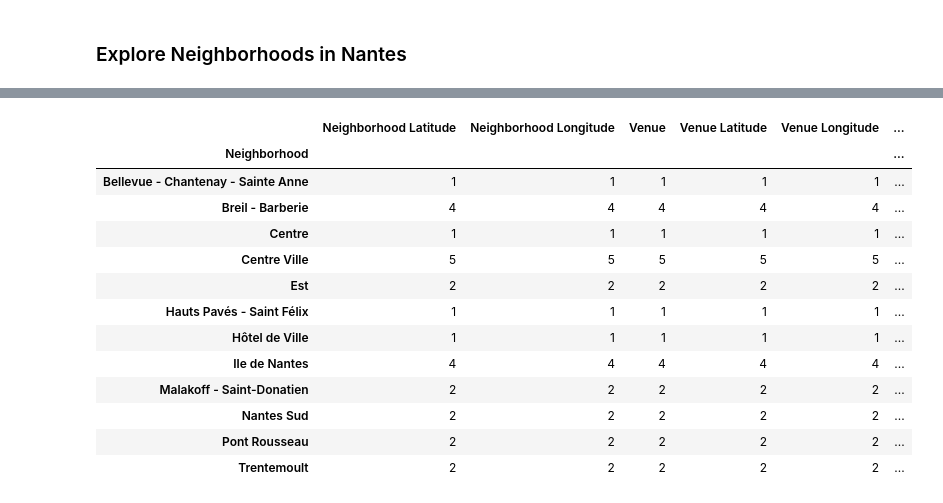
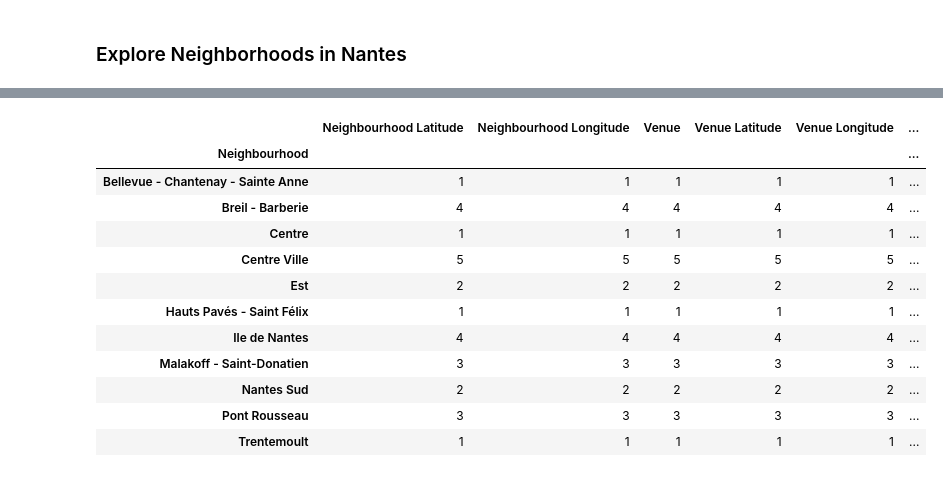
Before and after one commit to Preciousring/Coursera_Capstone, a Jupyter notebook: Capstone_Project _The Battle_of_Neighborhoods(Week 2).ipynb, the cells around one changed output, grey strips where cells are left out. Cells and saved outputs as stored; diff of their text form; code cells hidden in the pictures.

```diff
--- a/Capstone_Project _The Battle_of_Neighborhoods(Week 2).ipynb
+++ b/Capstone_Project _The Battle_of_Neighborhoods(Week 2).ipynb
@@ -212,16 +212,18 @@ map_nantes_final
 # %% [markdown]
 ### Define Foursquare Credentials and Version
 # %%
-CLIENT_ID = '3TRVIK42IR13OTIA0ZZ4QFVJ3CXUDNO12M3IJF3QBVIGQC3L' # your Foursquare ID
-CLIENT_SECRET = 'GKUC4L1JTXBJLYQJHTAAYGJBPQDUWLLZLBPDBA4CF42E5HA5' # your Foursquare Secret
-VERSION = '20180605' # Foursquare API version
+CLIENT_ID = '3TRVIK42IR13OTIA0ZZ4QFVJ3CXUDNO12M3IJF3QBVIGQC3L' # Foursquare ID
+CLIENT_SECRET = 'GKUC4L1JTXBJLYQJHTAAYGJBPQDUWLLZLBPDBA4CF42E5HA5' # Foursquare Secret
+VERSION = '20210608' # Foursquare API version
 LIMIT = 100 # A default Foursquare API limit value
 # %%
 # We use the Foursquare API in order to have the venues in which we are interested (https://developer.foursquare.com/docs/build-with-foursquare/categories/)
 vegan_restaurant = '4bf58dd8d48988d1d3941735'
 park = '4bf58dd8d48988d163941735'
-yoga_center ='4bf58dd8d48988d175941735'
+gym_center ='4bf58dd8d48988d175941735'
 organic_shop = '52f2ab2ebcbc57f1066b8b45'
-foursquare_categories = ",".join([vegan_restaurant, park, yoga_center, organic_shop])
+botanical_garden = '52e81612bcbc57f1066b7a22'
+garden = '4bf58dd8d48988d15a941735'
+foursquare_categories = ",".join([vegan_restaurant, park, gym_center, organic_shop, botanical_garden, garden])
 print(foursquare_categories)
 # %% [output]
@@ -275,7 +277,7 @@ def getNearbyVenues(names, latitudes, longitudes, radius=500):
             v['venue']['categories'][0]['name']) for v in results])
 
     nearby_venues = pd.DataFrame([item for venue_list in venues_list for item in venue_list])
-    nearby_venues.columns = ['Neighborhood',
+    nearby_venues.columns = ['Neighbourhood',
                   'Neighbourhood Latitude',
                   'Neighbourhood Longitude',
                   'Venue',
@@ -317,0 +320,7 @@ nantes_venues.head()
+# %%
+venues_list = nantes_venues['Venue Category'].unique()
+display(venues_list)
+venues_to_drop = ['Tennis Stadium', 'Supermarket', 'Trade School', 'Pedestrian Plaza', 'Home Service']
+nantes_venues_final = nantes_venues[~nantes_venues['Venue Category'].isin(venues_to_drop)]
+
+nantes_venues_final
@@ -318,19 +349,18 @@ nantes_venues.head()
 # %%
-nantes_venues.groupby('Neighborhood').count()
+nantes_venues_final.groupby('Neighbourhood').count()
 # %% [output]
-|  | Neighborhood Latitude | Neighborhood Longitude | Venue | Venue Latitude | Venue Longitude | ... |
-| Neighborhood |  |  |  |  |  | ... |
+|  | Neighbourhood Latitude | Neighbourhood Longitude | Venue | Venue Latitude | Venue Longitude | ... |
+| Neighbourhood |  |  |  |  |  | ... |
 | Bellevue - Chantenay - Sainte Anne | 1 | 1 | 1 | 1 | 1 | ... |
 | Breil - Barberie | 4 | 4 | 4 | 4 | 4 | ... |
 | Centre | 1 | 1 | 1 | 1 | 1 | ... |
 | Centre Ville | 5 | 5 | 5 | 5 | 5 | ... |
 | Est | 2 | 2 | 2 | 2 | 2 | ... |
 | Hauts Pavés - Saint Félix | 1 | 1 | 1 | 1 | 1 | ... |
-| Hôtel de Ville | 1 | 1 | 1 | 1 | 1 | ... |
 | Ile de Nantes | 4 | 4 | 4 | 4 | 4 | ... |
-| Malakoff - Saint-Donatien | 2 | 2 | 2 | 2 | 2 | ... |
+| Malakoff - Saint-Donatien | 3 | 3 | 3 | 3 | 3 | ... |
 | Nantes Sud | 2 | 2 | 2 | 2 | 2 | ... |
-| Pont Rousseau | 2 | 2 | 2 | 2 | 2 | ... |
-| Trentemoult | 2 | 2 | 2 | 2 | 2 | ... |
+| Pont Rousseau | 3 | 3 | 3 | 3 | 3 | ... |
+| Trentemoult | 1 | 1 | 1 | 1 | 1 | ... |
 # %%
 # one hot encoding
```
Also changed, not shown: parts of 16 cells of this notebook.
